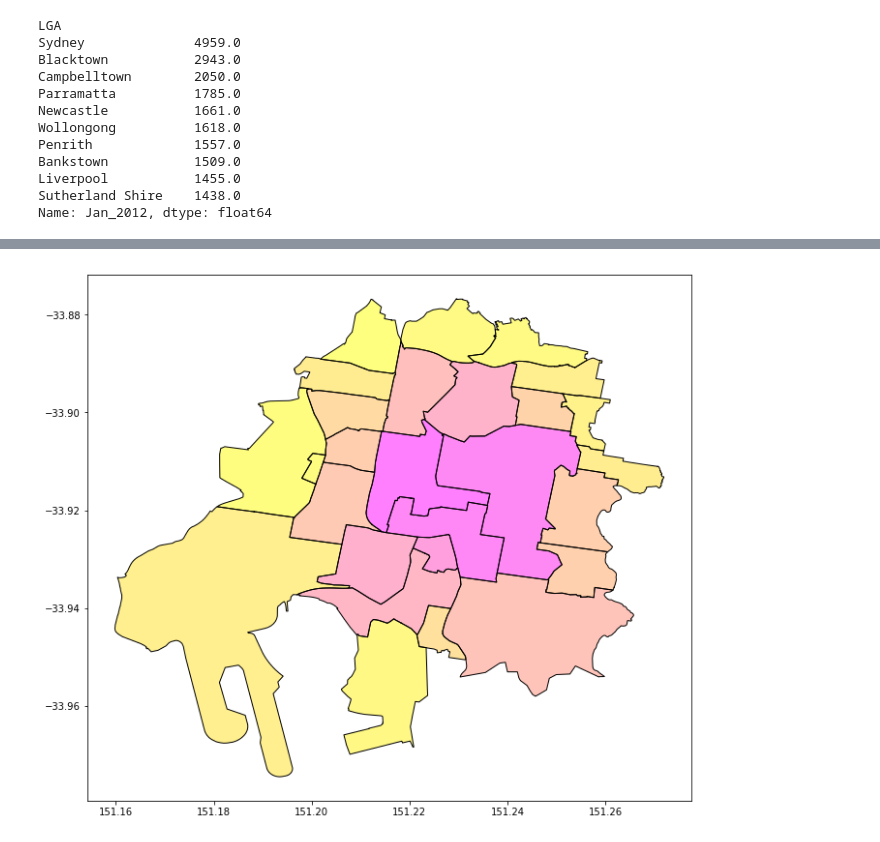
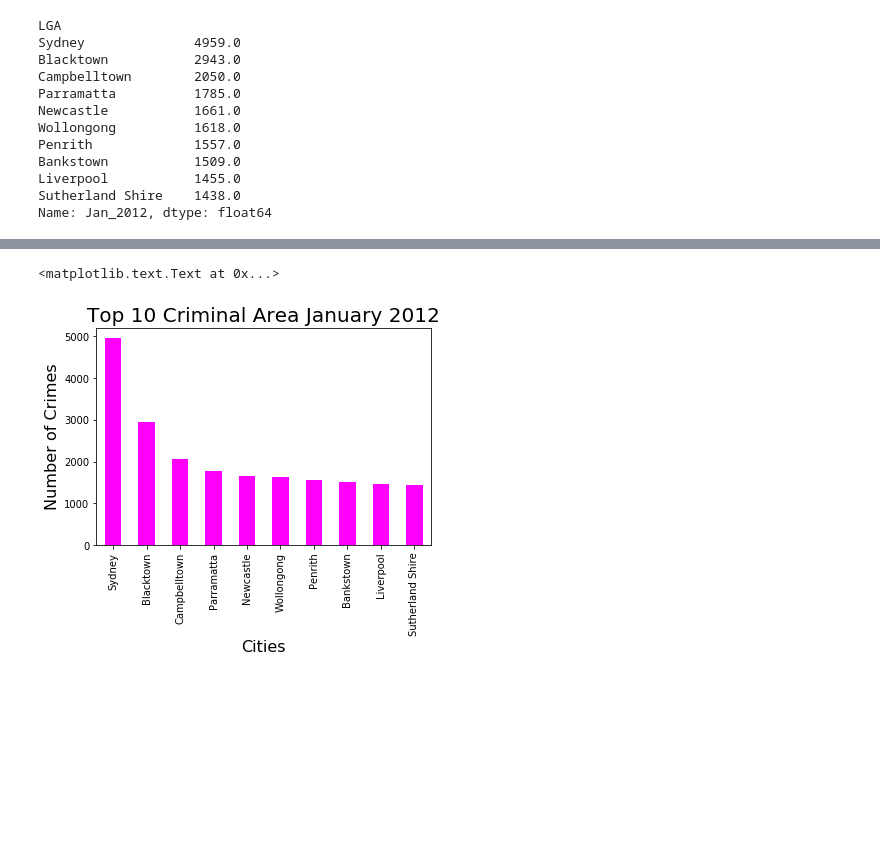
Before and after one commit to esky3759/code1161base, a Jupyter notebook: week6/New South Wales Offences 1995-2012.ipynb, the cells around one changed output, grey strips where cells are left out. Cells and saved outputs as stored; diff of their text form; code cells hidden in the pictures; blank space fills up the shorter version.

```diff
--- a/week6/New South Wales Offences 1995-2012.ipynb
+++ b/week6/New South Wales Offences 1995-2012.ipynb
@@ -361,3 +352,0 @@ web_file_path = ("http://data.gov.au/dataset/91e70237-d9d1-4719-a82f-e71b811154c
-# %%
-%matplotlib inline
-plt.rcParams['figure.figsize'] = (20, 10)
@@ -489,4 +353,8 @@ in_this_burb
-# %%
-really_close_burbs.plot(column='distance_from_UNSW', cmap='spring');
-# %% [output]
-[figure, removed]
+# %%
+toptenjan12.plot.bar(x='LGA', y='Jan_2012', facecolor = 'magenta')
+plt.title('Top 10 Criminal Area January 2012', fontsize=20)
+plt.xlabel('Cities', fontsize=16)
+plt.ylabel('Number of Crimes', fontsize=16)
+# %% [output]
+<matplotlib.text.Text at 0x...>
+[figure, added]
```
Also changed, not shown: parts of 25 cells of this notebook, 1 other file.
